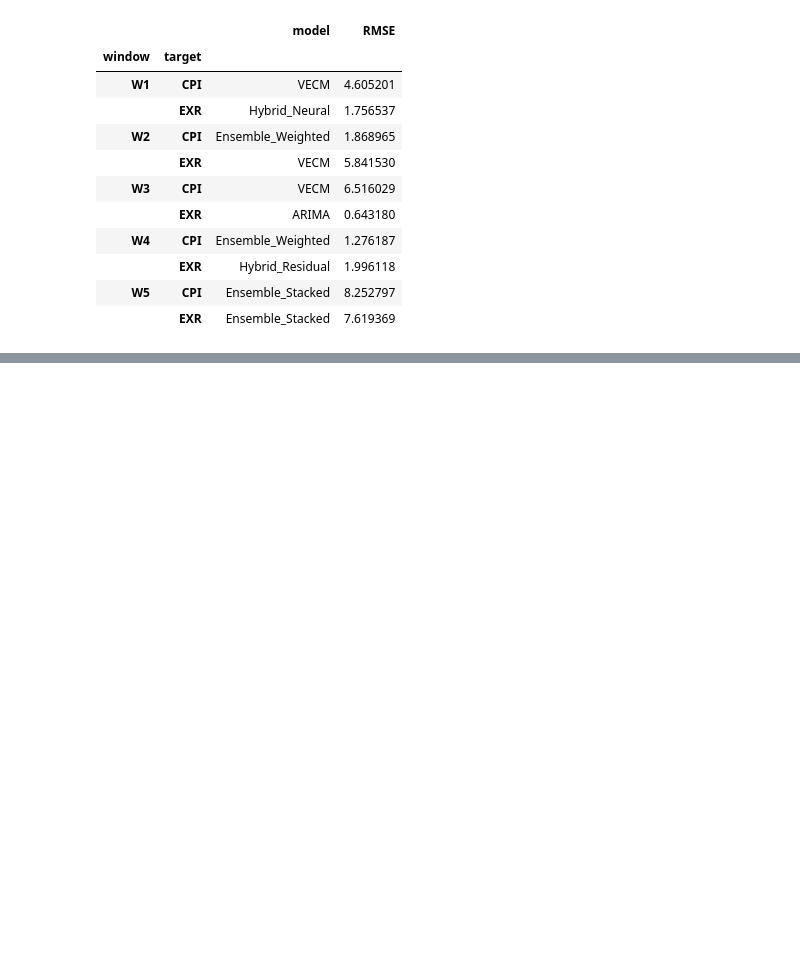
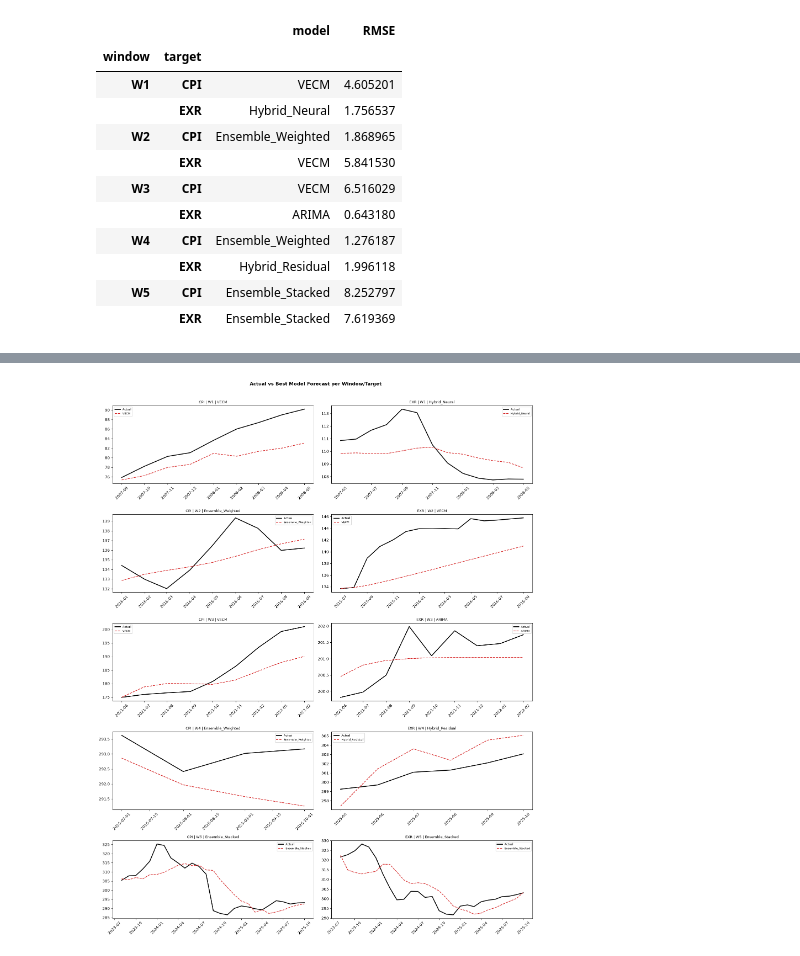
Before and after one commit to SahanThemiya/MonetaryTransmission-, a Jupyter notebook: project/notebooks/09_model_comparison.ipynb, the cells around one changed output, grey strips where cells are left out. Saved outputs shown, nothing was run; the diff lists cells and outputs as text; code cells hidden in the pictures; blank space fills up the shorter version.

```diff
--- a/project/notebooks/09_model_comparison.ipynb
+++ b/project/notebooks/09_model_comparison.ipynb
@@ -108,0 +268,23 @@ best_by_window.to_csv("../results/best_model_by_window.csv")
+# %%
+BEST_MODELS = {
+    ("W1", "CPI"): "VECM",
+    ("W1", "EXR"): "Hybrid_Neural",
+    ("W2", "CPI"): "Ensemble_Weighted",
+    ("W2", "EXR"): "VECM",
+    ("W3", "CPI"): "VECM",
+    ("W3", "EXR"): "ARIMA",
+    ("W4", "CPI"): "Ensemble_Weighted",
+    ("W4", "EXR"): "Hybrid_Residual",
+    ("W5", "CPI"): "Ensemble_Stacked",
+    ("W5", "EXR"): "Ensemble_Stacked",
+}
+# %%
+def actual_vs_best_forecast(long_pred: pd.DataFrame, window: str, target: str, model: str) -> pd.DataFrame:
+    """Actual value alongside the best-performing model's forecast, one row per test date."""
+    sub = long_pred[(long_pred["window"] == window) & (long_pred["target"] == target) & (long_pred["model"] == model)]
+    return sub.set_index("date")[["actual", "predicted"]].rename(columns={"predicted": model}).round(2)
+
+
+for (window, target), model in BEST_MODELS.items():
+    print(f"=== {target}: Actual vs {model} ({window}) ===")
+    display(actual_vs_best_forecast(long_pred, window, target, model))
@@ -108,0 +375,23 @@ best_by_window.to_csv("../results/best_model_by_window.csv")
+# %%
+fig, axes = plt.subplots(5, 2, figsize=(8 * 2, 4 * 5), sharey=False)
+
+for i, target in enumerate(TARGETS):
+    for j, window in enumerate(WINDOWS):
+        ax = axes[j, i]  # 5 rows (windows), 2 cols (targets) -- 2 per row
+        model = BEST_MODELS[(window, target)]
+        sub = long_pred[
+            (long_pred["window"] == window) & (long_pred["target"] == target) & (long_pred["model"] == model)
+        ].sort_values("date")
+
+        ax.plot(sub["date"], sub["actual"], color="black", lw=2, label="Actual")
+        ax.plot(sub["date"], sub["predicted"], color="tab:red", lw=1.5, ls="--", label=model)
+        ax.set_title(f"{target} | {window} | {model}", fontsize=9)
+        ax.tick_params(axis="x", labelrotation=45)
+        ax.legend(fontsize=7)
+
+plt.suptitle("Actual vs Best Model Forecast per Window/Target", fontweight="bold", y=1.01)
+plt.tight_layout()
+plt.savefig("../results/forecast_best_models.png", dpi=200, bbox_inches="tight")
+plt.show()
+# %% [output]
+[figure, added]
```
Also changed, not shown: parts of 6 cells of this notebook.
